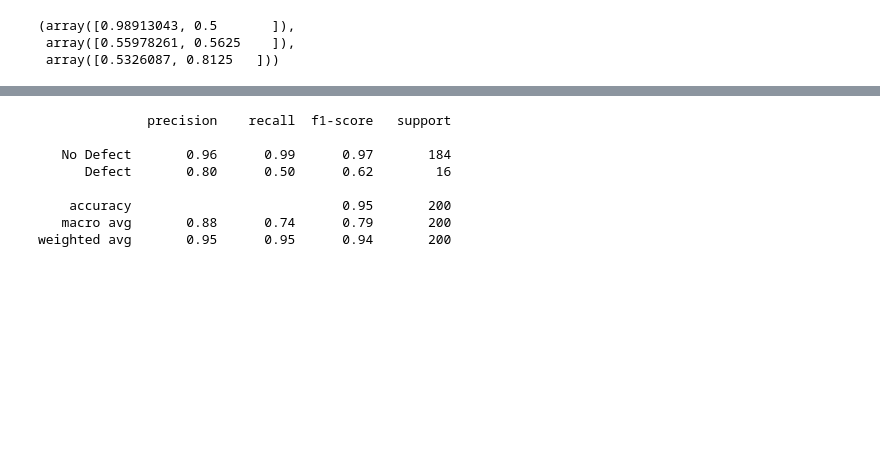
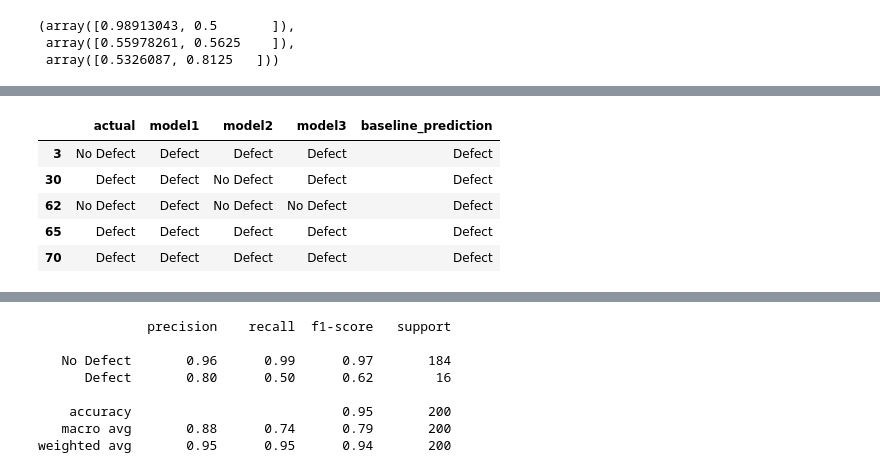
Before and after one commit to o0amandagomez0o/classification-exercises, a Jupyter notebook: model_evaluation.ipynb, the cells around one changed output, grey strips where cells are left out. Saved outputs shown, nothing was run; the diff lists cells and outputs as text; code cells hidden in the pictures; blank space fills up the shorter version.

```diff
--- a/model_evaluation.ipynb
+++ b/model_evaluation.ipynb
@@ -188,0 +248,13 @@ recall_score(y_true, y_pred1, labels = ['No Defect', 'Defect'], average = None),
+# %%
+subsetc1 = c3[c3.model1 == 'Defect']
+subsetc2 = c3[c3.model2 == 'Defect']
+subsetc3 = c3[c3.model3 == 'Defect']
+# %%
+subsetc1.head()
+# %% [output]
+|  | actual | model1 | model2 | model3 | baseline_prediction |
+| 3 | No Defect | Defect | Defect | Defect | Defect |
+| 30 | Defect | Defect | No Defect | Defect | Defect |
+| 62 | No Defect | Defect | No Defect | No Defect | Defect |
+| 65 | Defect | Defect | Defect | Defect | Defect |
+| 70 | Defect | Defect | Defect | Defect | Defect |
```
Also changed, not shown: parts of 39 cells of this notebook, 5 other files.
